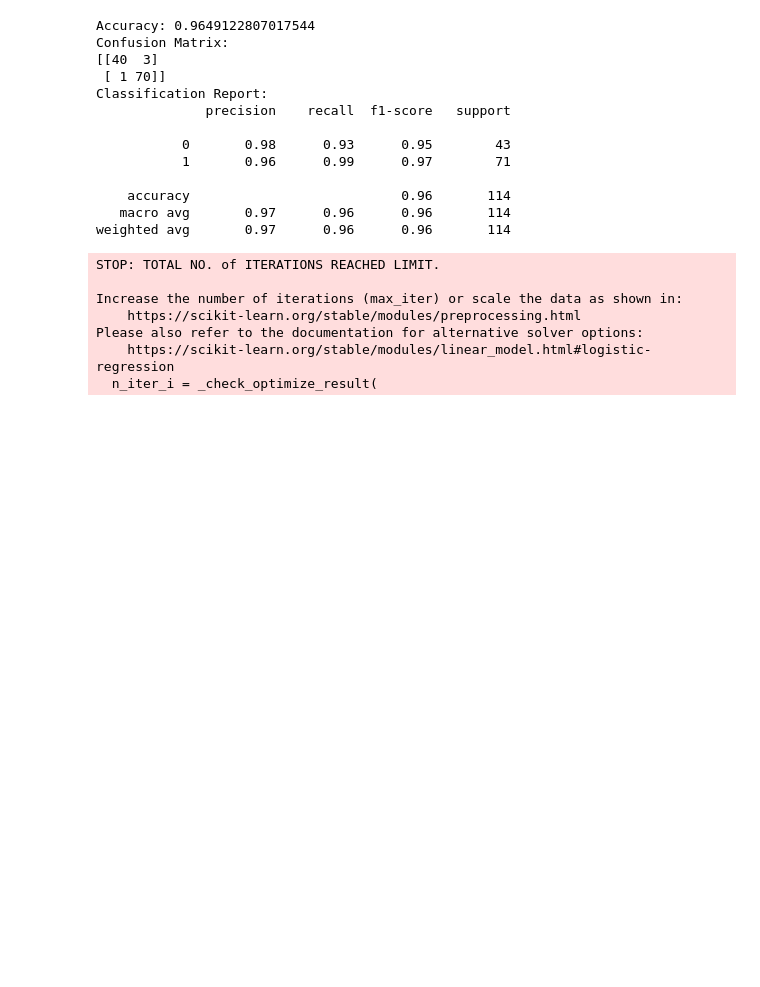
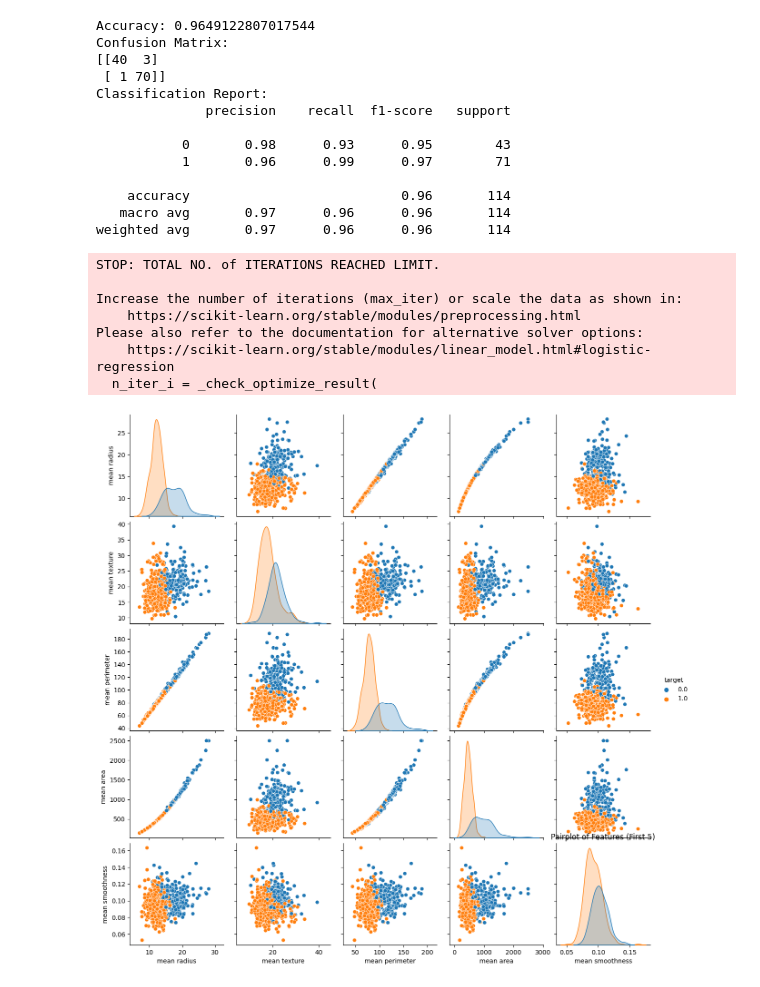
Before and after one commit to gmdeorozco/Wisconsin-Breast-Cancer-Binary-Cl-Algorithms, a Jupyter notebook: Wisconsin_Breast_Cancer.ipynb, the cells around one changed output. Drawn from its saved outputs; the diff is of its cells as text; code cells hidden in the pictures; blank space fills up the shorter version.

```diff
--- a/Wisconsin_Breast_Cancer.ipynb
+++ b/Wisconsin_Breast_Cancer.ipynb
@@ -81,3 +84,14 @@ Increase the number of iterations (max_iter) or scale the data as shown in:
 Please also refer to the documentation for alternative solver options:
     https://scikit-learn.org/stable/modules/linear_model.html#logistic-regression
   n_iter_i = _check_optimize_result(
+# %%
+# Convert the data to a Pandas DataFrame
+df = pd.DataFrame(data=np.c_[X, y], columns=np.append(data.feature_names, ['target']))
+
+# Exploratory Data Analysis (EDA)
+# Pairplot to visualize relationships between features
+sns.pairplot(df, hue='target', vars=data.feature_names[:5])
+plt.title("Pairplot of Features (First 5)")
+plt.show()
+# %% [output]
+[figure, added]
```
Also changed, not shown: parts of 5 cells of this notebook.
